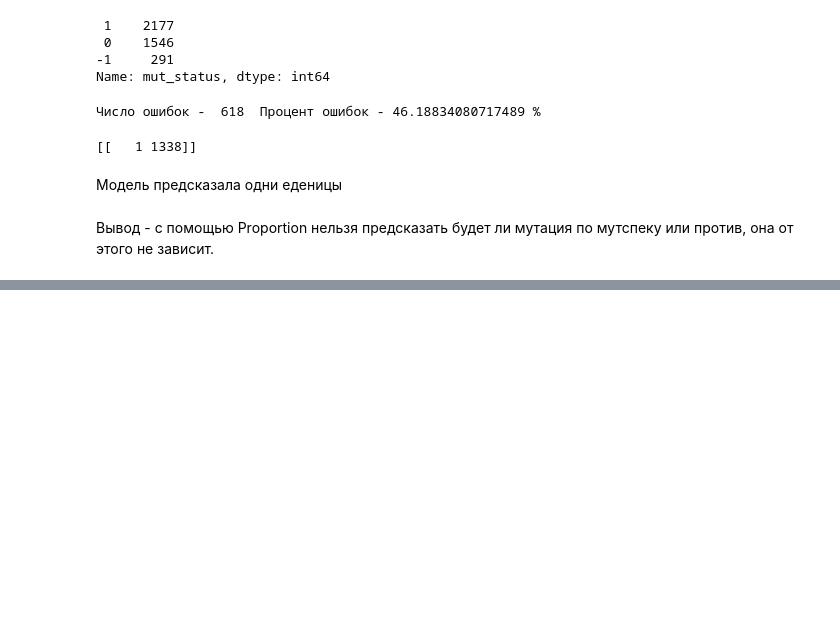
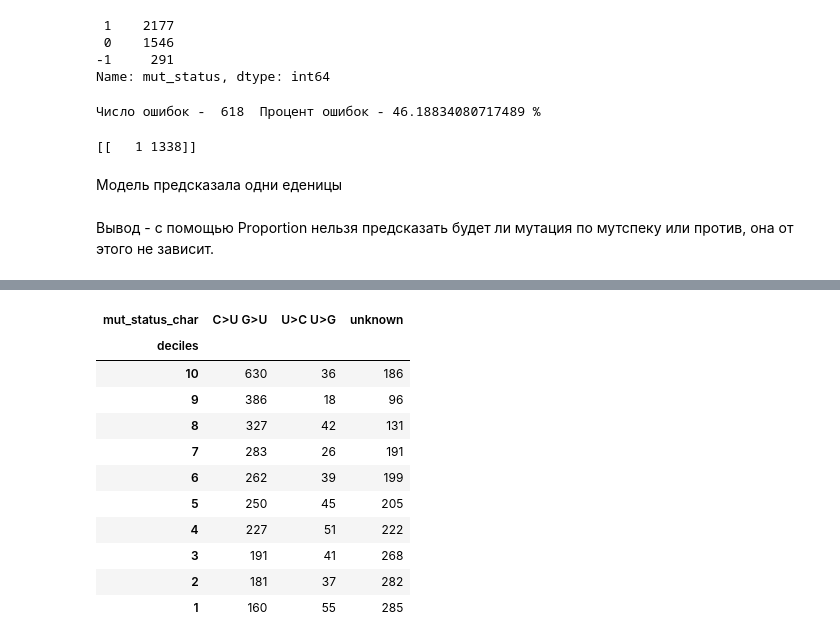
Before and after one commit to VoronkaAlexandr/Sars_Cov_2_MutSpec, a Jupyter notebook: Sars_Cov_2/cod/cov_glue_check.ipynb, the cells around one changed output, grey strips where cells are left out. Saved outputs shown, nothing was run; the diff lists cells and outputs as text; code cells hidden in the pictures; blank space fills up the shorter version.

```diff
--- a/Sars_Cov_2/cod/cov_glue_check.ipynb
+++ b/Sars_Cov_2/cod/cov_glue_check.ipynb
@@ -151,0 +192,18 @@ print(np.asarray((unique, counts)).T)
+# %%
+table = pd.pivot_table(df, values='Mutation', index=['deciles'],
+                    columns=['mut_status_char'], aggfunc='count').sort_values(by = "C>U G>U", ascending=False)
+# %%
+table
+# %% [output]
+| mut_status_char | C>U G>U | U>C U>G | unknown |
+| deciles |  |  |  |
+| 10 | 630 | 36 | 186 |
+| 9 | 386 | 18 | 96 |
+| 8 | 327 | 42 | 131 |
+| 7 | 283 | 26 | 191 |
+| 6 | 262 | 39 | 199 |
+| 5 | 250 | 45 | 205 |
+| 4 | 227 | 51 | 222 |
+| 3 | 191 | 41 | 268 |
+| 2 | 181 | 37 | 282 |
+| 1 | 160 | 55 | 285 |
```
Also changed, not shown: parts of 20 cells of this notebook.
